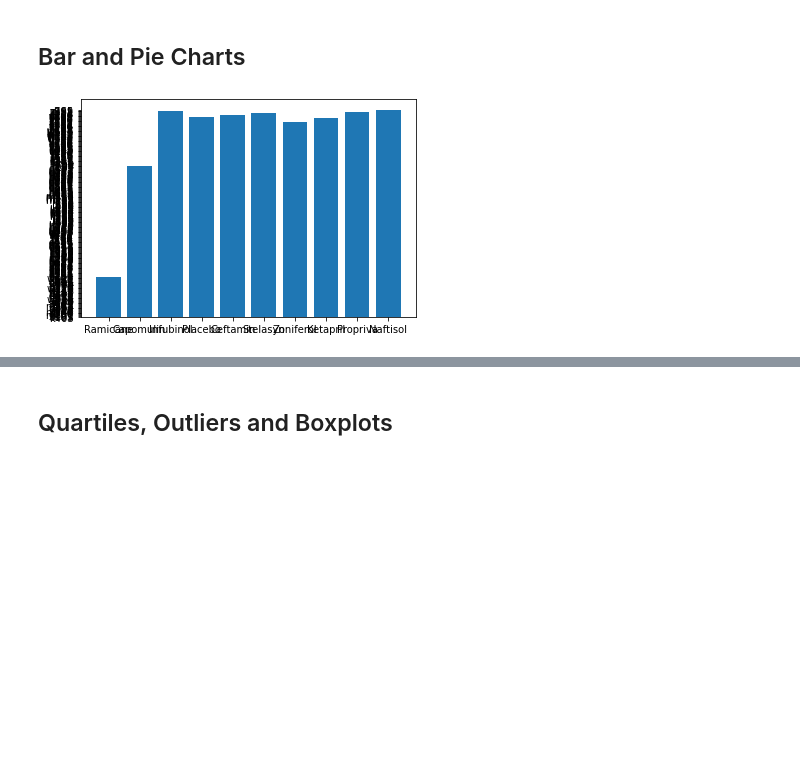
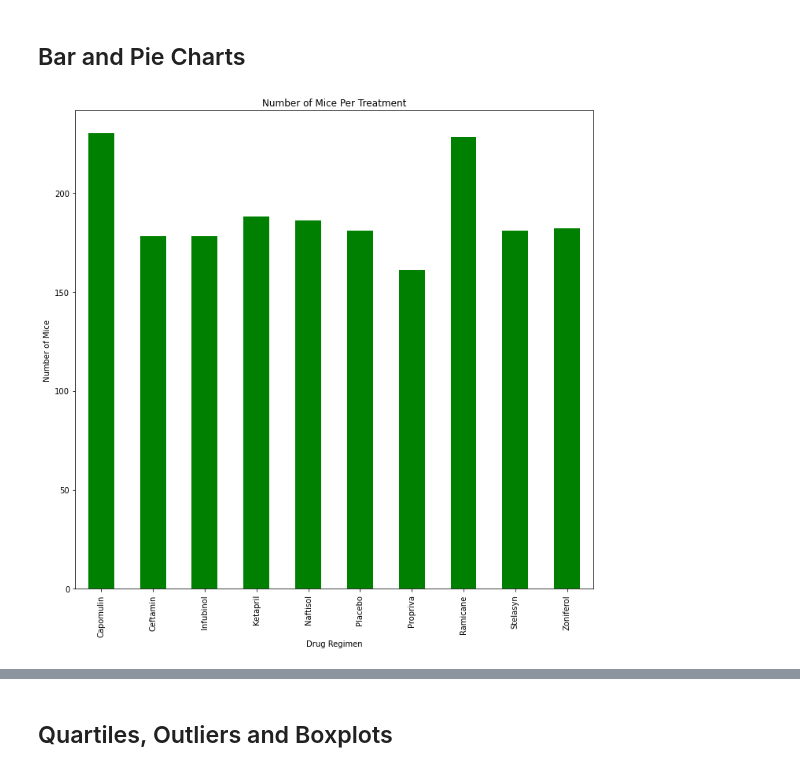
Before and after one commit to couma-dev/Matplotlib-Challenge, a Jupyter notebook: 05-Matplotlib/Instructions/Pymaceuticals/pymaceuticals_starter.ipynb, the cells around one changed output, grey strips where cells are left out. Drawn from its saved outputs; the diff is of its cells as text; code cells hidden in the pictures; blank space fills up the shorter version.

```diff
--- a/05-Matplotlib/Instructions/Pymaceuticals/pymaceuticals_starter.ipynb
+++ b/05-Matplotlib/Instructions/Pymaceuticals/pymaceuticals_starter.ipynb
@@ -132,9 +141,14 @@ summary_stats_df2
 # %% [markdown]
 ## Bar and Pie Charts
 # %%
-# Generate a bar plot showing the total number of timepoints for all mice tested for each drug regimen using Pandas.
+#### Generate a bar plot showing the total number of timepoints for all mice tested for each drug regimen using Pandas.
 mice_count_per_treatment = combined_mouse_data.groupby(['Drug Regimen']).count()['Mouse ID']
-plt.bar(combined_mouse_data['Drug Regimen'],combined_mouse_data['Mouse ID'])
+
+bar_plot =mice_count_per_treatment.plot.bar(figsize=(10,10), color ='g')
+plt.xlabel("Drug Regimen")
+plt.ylabel("Number of Mice")
+plt.title("Number of Mice Per Treatment")
+plt.tight_layout()
 plt.show()
 # %% [output]
-[figure, old version]
+[figure, new version]
```
Also changed, not shown: parts of 29 cells of this notebook.
